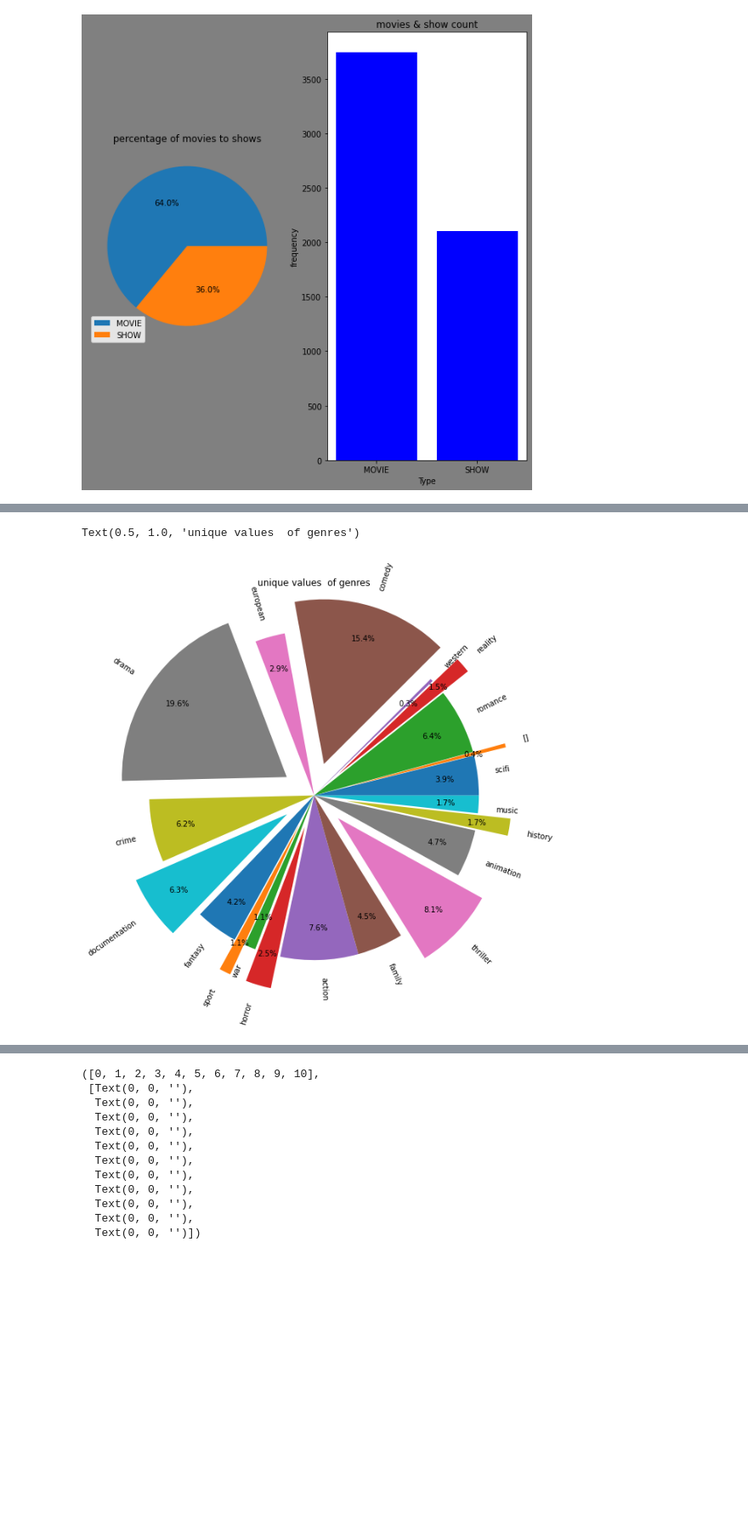
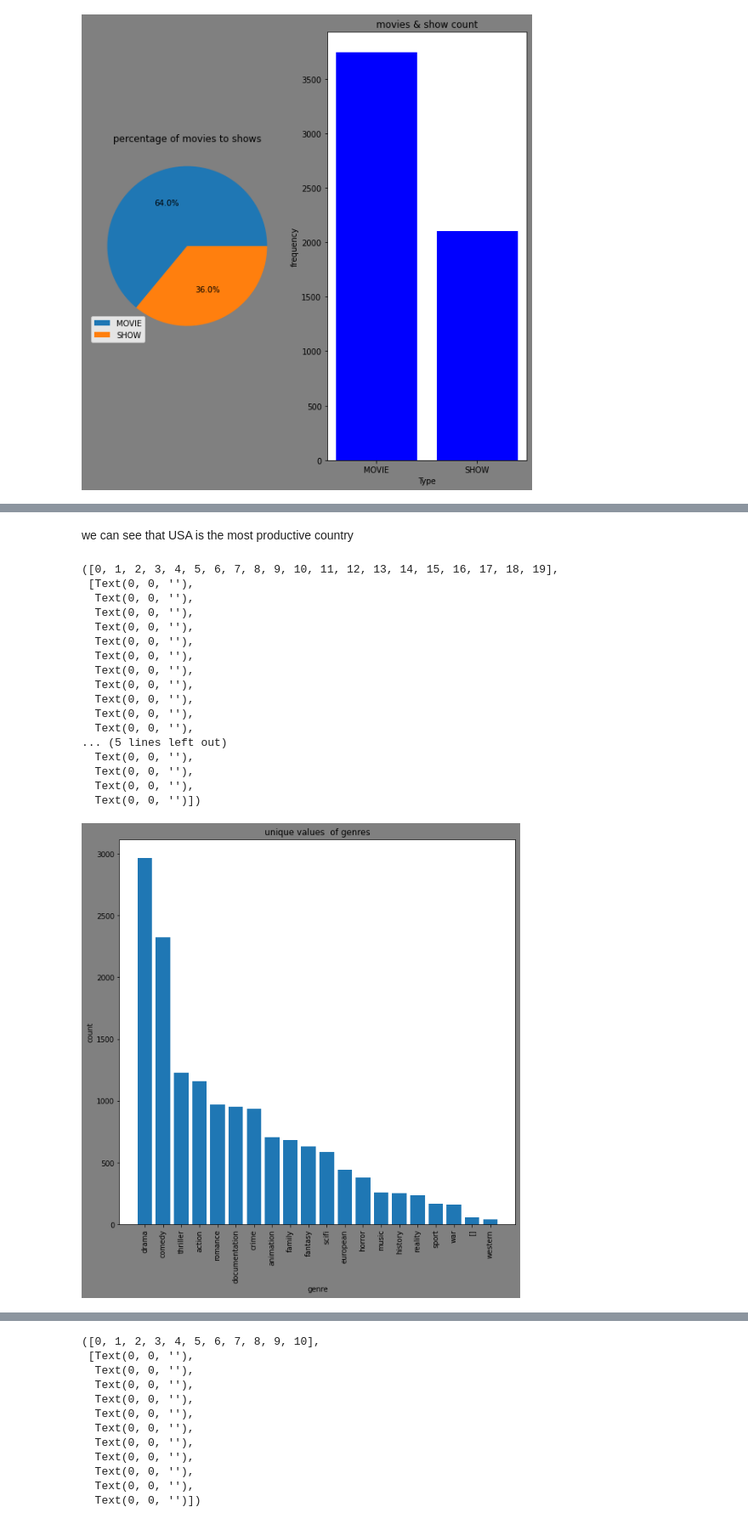
Before and after one commit to Moha3323/Netflix_visualizations, a Jupyter notebook: netflix.ipynb, the cells around one changed output, grey strips where cells are left out. Shown at 85% size. Cells and saved outputs as stored; diff of their text form; code cells hidden in the pictures; blank space fills up the shorter version.

```diff
--- a/netflix.ipynb
+++ b/netflix.ipynb
@@ -73,0 +97,18 @@ df1['production_countries']=df1['production_countries'].str.replace(' ','',regex
+# %%
+def cleaning_some_columns(column) :
+    # converting series to list
+    llist=list(column)
+    full_units_of_the_column=[]
+    ddi={}
+    # splitting rows with the | separator to multiple rows and adding everting to a list
+    for i in range(len(llist)):
+        if ',' in column[i]:
+            for c in column[i].split(','):
+                full_units_of_the_column.append(c)
+        else:
+            full_units_of_the_column.append(column[i])
+    # converting to a set and adding everyrhing to a dictionary to ease making charts
+    for i in list(set(full_units_of_the_column)):
+        ddi[i]=full_units_of_the_column.count(i)
+    ddi=dict(sorted(ddi.items(),key=operator.itemgetter(1),reverse=True))
+    return ddi
@@ -136,22 +169,35 @@ plt.xticks(rotation ='vertical')
+# %% [markdown]
+we can see that USA is the most productive country
 # %%
 #getting unique values of the genres
+#getting the column cleaned
 genre=list(df1['genres'])
-full_genres=[]
-ddi={}
-for i in range(len(genre)):
-    if ',' in genre[i]:
-        for c in genre[i].split(','):
-            full_genres.append(c)
-    else:
-        full_genres.append(genre[i])
-
-for i in list(set(full_genres)):
-    ddi[i]=full_genres.count(i)
+genre_cont=cleaning_some_columns(genre)
+#analyzing
 explode=[0. ,0.2 ,0. ,0.2 ,0. ,0.2 ,0. ,0.2 ,0. ,0.2 ,0. ,0.2 ,0. ,0.2,0. ,0. ,0.2 ,0. ,0.2 ,0.]
-fig,axes=plt.subplots(figsize=(15,10))
-fig.patch.set_facecolor('white')
-axes.pie(ddi.values(),labels=ddi.keys(),autopct='%1.1f%%',explode=explode ,pctdistance=0.8,rotatelabels=30)
+fig,axes=plt.subplots(figsize=(10,10))
+fig.patch.set_facecolor('grey')
+axes.bar(genre_cont.keys(),genre_cont.values())
 axes.set_title('unique values  of genres')
+axes.set_xlabel('genre')
+axes.set_ylabel('count')
+plt.xticks(rotation ='vertical')
 # %% [output]
-Text(0.5, 1.0, 'unique values  of genres')
+([0, 1, 2, 3, 4, 5, 6, 7, 8, 9, 10, 11, 12, 13, 14, 15, 16, 17, 18, 19],
+ [Text(0, 0, ''),
+  Text(0, 0, ''),
+  Text(0, 0, ''),
+  Text(0, 0, ''),
+  Text(0, 0, ''),
+  Text(0, 0, ''),
+  Text(0, 0, ''),
+  Text(0, 0, ''),
+  Text(0, 0, ''),
+  Text(0, 0, ''),
+  Text(0, 0, ''),
+... (5 lines left out)
+  Text(0, 0, ''),
+  Text(0, 0, ''),
+  Text(0, 0, ''),
+  Text(0, 0, '')])
-[figure, old version]
+[figure, new version]
```
Also changed, not shown: parts of 20 cells of this notebook, 1 other file.
